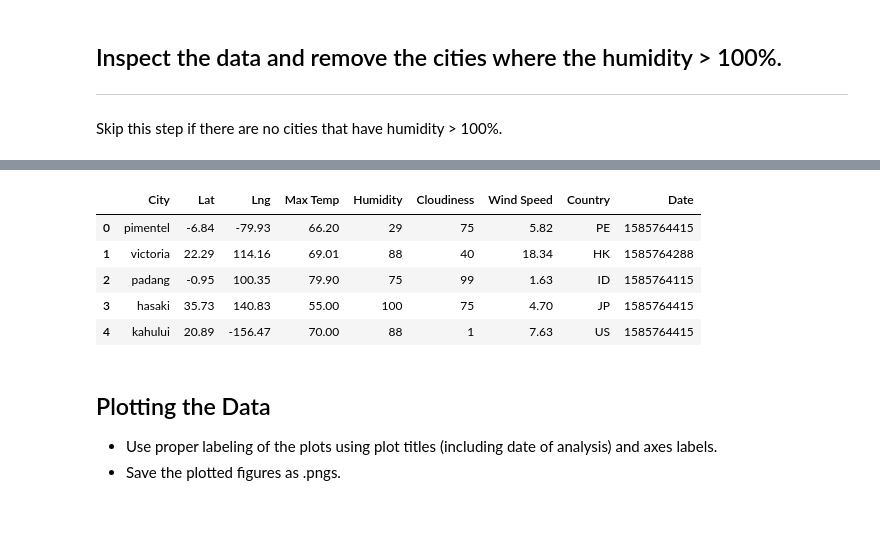
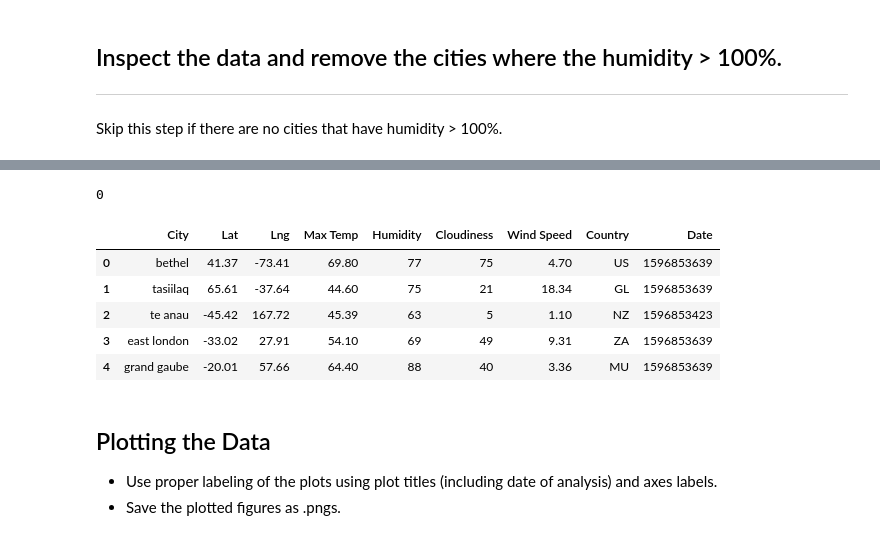
Before and after one commit to LisaHarrison08/Python_APIs, a Jupyter notebook: WeatherPy/WeatherPy.ipynb, the cells around one changed output, grey strips where cells are left out. Drawn from its saved outputs; the diff is of its cells as text; code cells hidden in the pictures.

Commit message:
WeatherPy completed file

```diff
--- a/WeatherPy/WeatherPy.ipynb
+++ b/WeatherPy/WeatherPy.ipynb
@@ -75,32 +64,0 @@ Data Retrieval Complete
-# %%
-# set up lists to hold reponse info
-city_name = []
-lat = []
-lng = []
-max_temp = []
-humidity = []
-cloudiness = []
-wind_speed = []
-country = []
-date = []
-
-# Set up a processing record counter
-process_record = 1
-
-# Loop through the list of cities and perform a request for data on each
-for city in cities:
-        response = requests.get(query_url + city).json()
-        city_name.append(response['name'])
-        lat.append(response['coord']['lat'])
-        lng.append(response['coord']['lon'])
-        max_temp.append(response['main']['temp_max'])
-        humidity.append(response['main']['humidity'])
-        cloudiness.append(response['clouds']['all'])
-        wind_speed.append(response['wind']['speed'])
-        country.append(response['sys']['country'])
-        date.append(response['dt'])
-
- # Increase counter by one
-        process_record += 1
-        print(response)
-        print(process_record)
@@ -145,0 +149,4 @@ weather_data.head()
+# %%
+# Display the DataFrame
+cities = pd.DataFrame(cities_weather)
+cities
@@ -165,11 +187,19 @@ Int64Index([], dtype='int64')
+# %%
+# Cities that have humidity > 100%.
+indices = cities.index[weather_data_df['Humidity'] > 100].tolist()
+len(indices)
+# %% [output]
+0
 # %%
 # Make a new DataFrame equal to the city data to drop all humidity outliers by index.
 # Passing "inplace=False" will make a copy of the city_data DataFrame, which we call "clean_city_data".
+clean_city_data = cities.drop(indices, inplace=False)
+clean_city_data.head()
 # %% [output]
 |  | City | Lat | Lng | Max Temp | Humidity | Cloudiness | Wind Speed | Country | Date |
-| 0 | pimentel | -6.84 | -79.93 | 66.20 | 29 | 75 | 5.82 | PE | 1585764415 |
-| 1 | victoria | 22.29 | 114.16 | 69.01 | 88 | 40 | 18.34 | HK | 1585764288 |
-| 2 | padang | -0.95 | 100.35 | 79.90 | 75 | 99 | 1.63 | ID | 1585764115 |
-| 3 | hasaki | 35.73 | 140.83 | 55.00 | 100 | 75 | 4.70 | JP | 1585764415 |
-| 4 | kahului | 20.89 | -156.47 | 70.00 | 88 | 1 | 7.63 | US | 1585764415 |
+| 0 | bethel | 41.37 | -73.41 | 69.80 | 77 | 75 | 4.70 | US | 1596853639 |
+| 1 | tasiilaq | 65.61 | -37.64 | 44.60 | 75 | 21 | 18.34 | GL | 1596853639 |
+| 2 | te anau | -45.42 | 167.72 | 45.39 | 63 | 5 | 1.10 | NZ | 1596853423 |
+| 3 | east london | -33.02 | 27.91 | 54.10 | 69 | 49 | 9.31 | ZA | 1596853639 |
+| 4 | grand gaube | -20.01 | 57.66 | 64.40 | 88 | 40 | 3.36 | MU | 1596853639 |
 # %%
```
Also changed, not shown: parts of 45 cells of this notebook, 8 other files.
